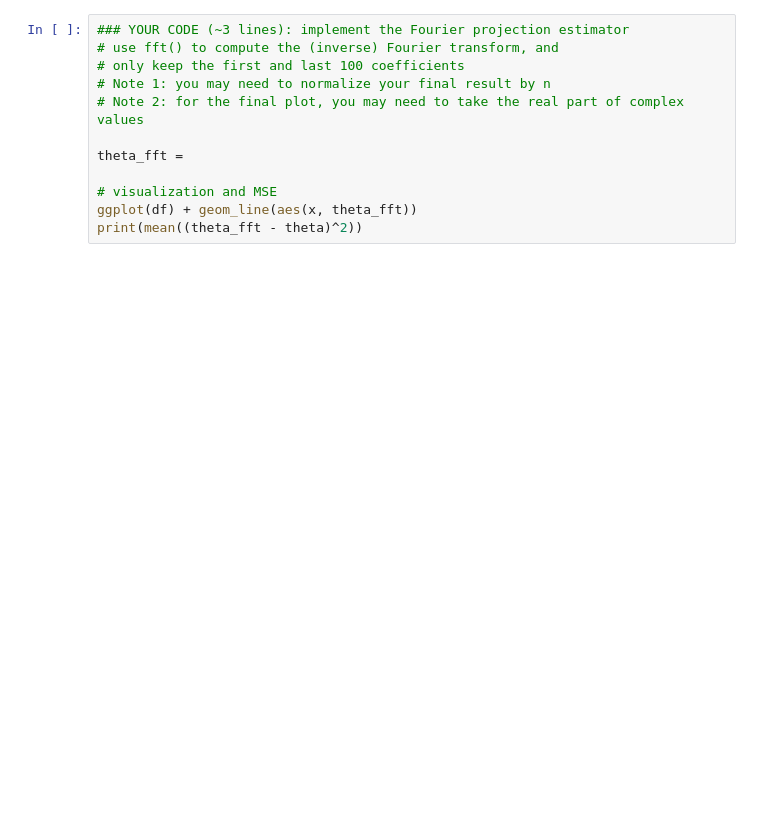
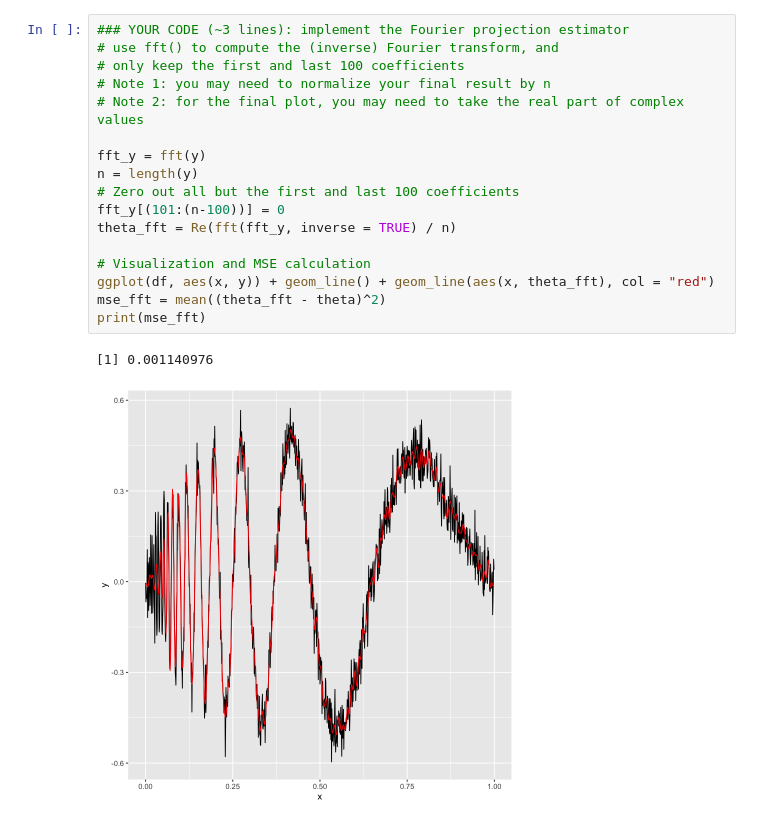
Before and after one commit to devt287/applied_stat, a Jupyter notebook: HW8_P4.ipynb, the cells around one changed output. Drawn from its saved outputs; the diff is of its cells as text; blank space fills up the shorter version.

```diff
--- a/HW8_P4.ipynb
+++ b/HW8_P4.ipynb
@@ -69,15 +139,23 @@ print(mean((theta_spline_reg - theta)^2))
 # %%
 ### YOUR CODE (~3 lines): implement the Fourier projection estimator
 # use fft() to compute the (inverse) Fourier transform, and
 # only keep the first and last 100 coefficients
 # Note 1: you may need to normalize your final result by n
 # Note 2: for the final plot, you may need to take the real part of complex values
 
-theta_fft =
+fft_y = fft(y)
+n = length(y)
+# Zero out all but the first and last 100 coefficients
+fft_y[(101:(n-100))] = 0
+theta_fft = Re(fft(fft_y, inverse = TRUE) / n)
 
-# visualization and MSE
-ggplot(df) + geom_line(aes(x, theta_fft))
-print(mean((theta_fft - theta)^2))
+# Visualization and MSE calculation
+ggplot(df, aes(x, y)) + geom_line() + geom_line(aes(x, theta_fft), col = "red")
+mse_fft = mean((theta_fft - theta)^2)
+print(mse_fft)
+# %% [output]
+[1] 0.001140976
+[figure, added]
 # %%
 ### YOUR CODE (~6 lines): implement the wavelet thresholding estimators
 # You should implement both soft and hard thresholding estimators
```
Also changed, not shown: parts of 6 cells of this notebook.
